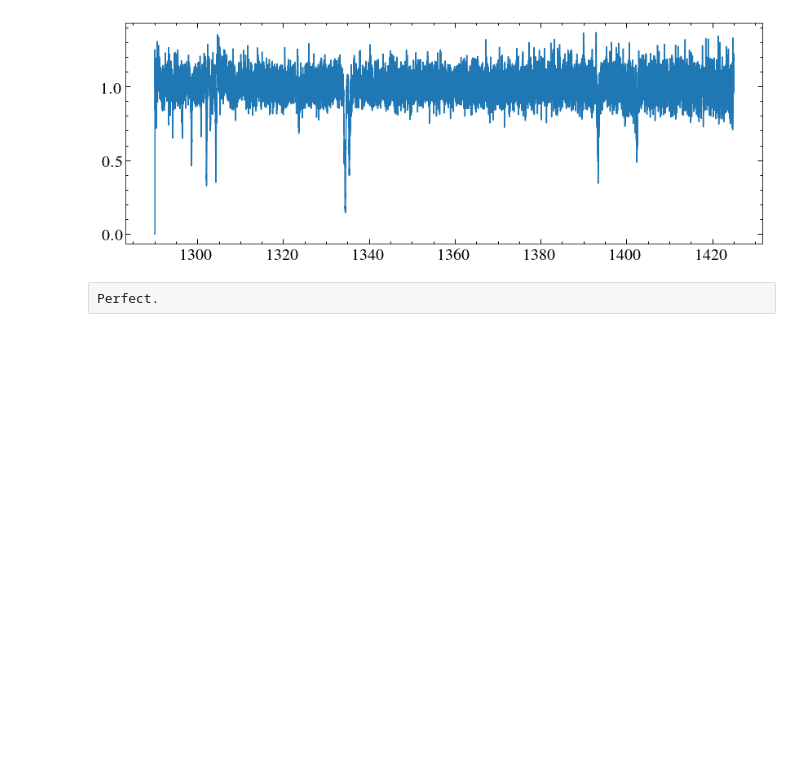
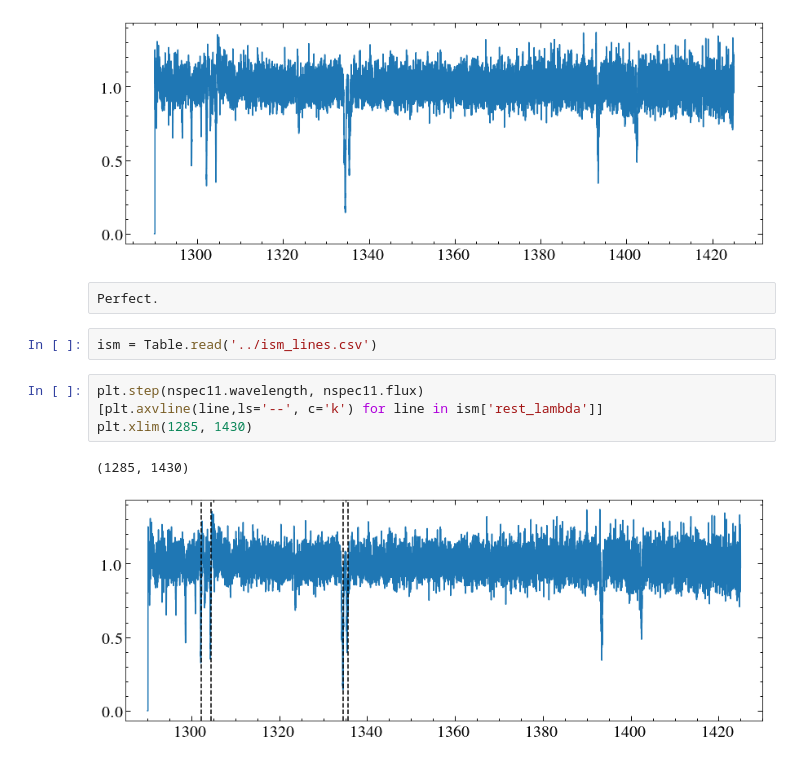
Before and after one commit to davidjwilson/pceb, a Jupyter notebook: lm_com/lm_com_var.ipynb, the cells around one changed output. Saved outputs shown, nothing was run; the diff lists cells and outputs as text; blank space fills up the shorter version.

```diff
--- a/lm_com/lm_com_var.ipynb
+++ b/lm_com/lm_com_var.ipynb
@@ -105,3 +105,12 @@ plt.step(nspec11.wavelength, nspec11.flux)
 [figure]
 # %% [raw]
 Perfect.
+# %%
+ism = Table.read('../ism_lines.csv')
+# %%
+plt.step(nspec11.wavelength, nspec11.flux)
+[plt.axvline(line,ls='--', c='k') for line in ism['rest_lambda']]
+plt.xlim(1285, 1430)
+# %% [output]
+(1285, 1430)
+[figure, added]
```
Also changed, not shown: 5 other files.
